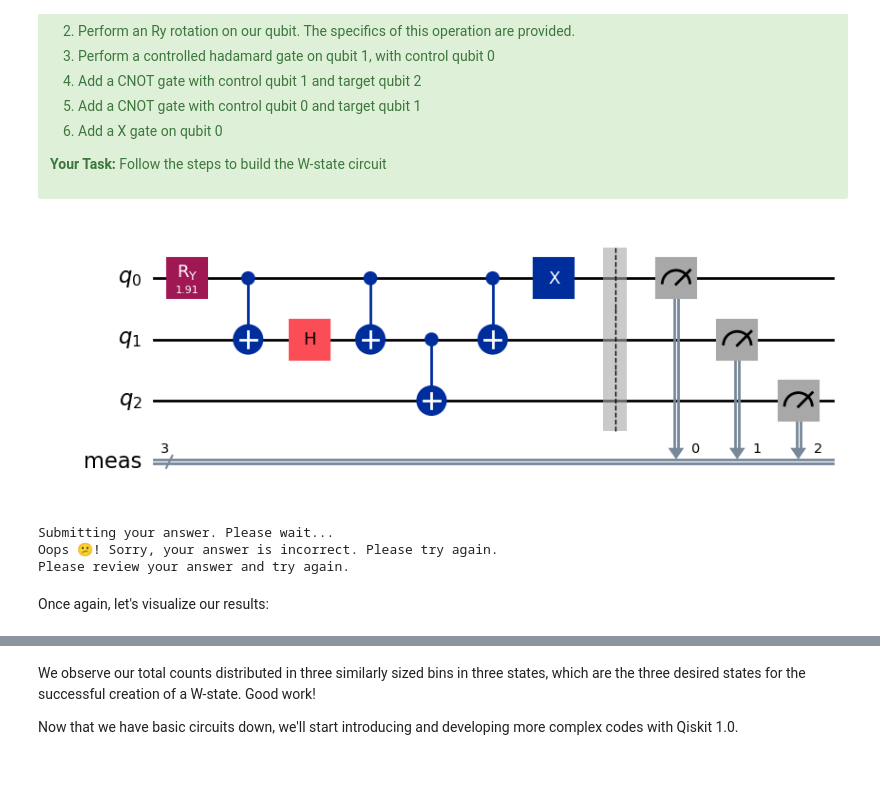
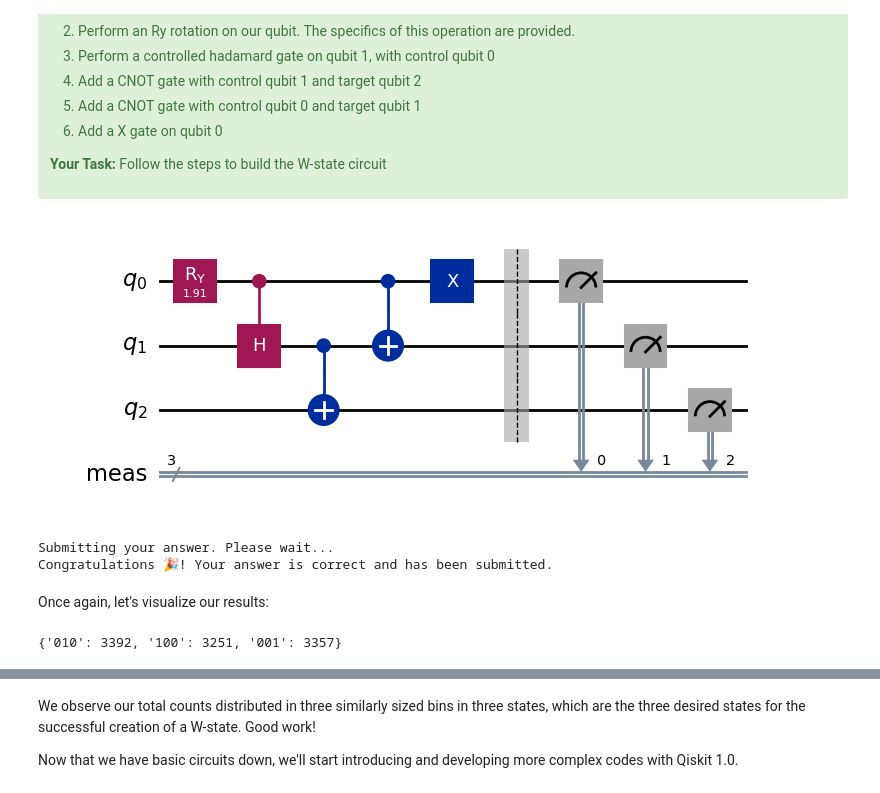
Before and after one commit to dedemilano/IBM-Quantum-Challenge, a Jupyter notebook: lab-1.ipynb, the cells around one changed output, grey strips where cells are left out. Saved outputs shown, nothing was run; the diff lists cells and outputs as text; code cells hidden in the pictures.

```diff
--- a/lab-1.ipynb
+++ b/lab-1.ipynb
@@ -215,37 +215,32 @@ To build our W-state, we will follow 6 simple steps:
 # %%
 # Step 1
 qc = QuantumCircuit(3)
 
 # Step 2 (provided)
 qc.ry(1.91063324, 0)
 
 # Add steps 3-6 below
-qc.cx(0, 1)
-qc.h(1)
-qc.cx(0, 1)
-
+qc.ch(0, 1)
 qc.cx(1, 2)
-
 qc.cx(0, 1)
 
 qc.x(0)
 
 
 
 
 ### Don't change any code past this line ###
 qc.measure_all()
 qc.draw('mpl')
 # %% [output]
-[figure, old version]
+[figure, new version]
 # %%
 # Submit your answer using following code
 
 grade_lab1_ex3(qc) # Expected result type: # Expected result type: QuantumCircuit
 # %% [output]
 Submitting your answer. Please wait...
-Oops 😕! Sorry, your answer is incorrect. Please try again.
-Please review your answer and try again.
+Congratulations 🎉! Your answer is correct and has been submitted.
 # %% [markdown]
 Once again, let's visualize our results:
 # %%
@@ -257,5 +252,7 @@ result_sampler = job_sampler.result()
 counts_sampler = result_sampler[0].data.meas.get_counts()
 
 print(counts_sampler)
+# %% [output]
+{'010': 3392, '100': 3251, '001': 3357}
 # %%
 plot_histogram(counts_sampler)
```
Also changed, not shown: parts of 17 cells of this notebook.
